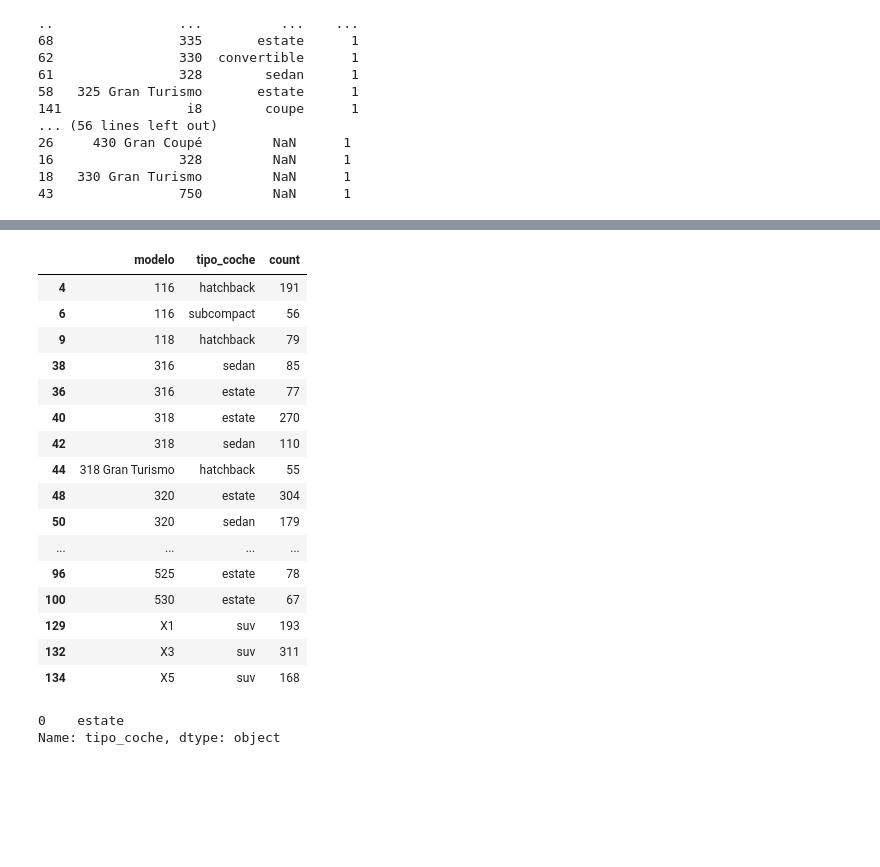
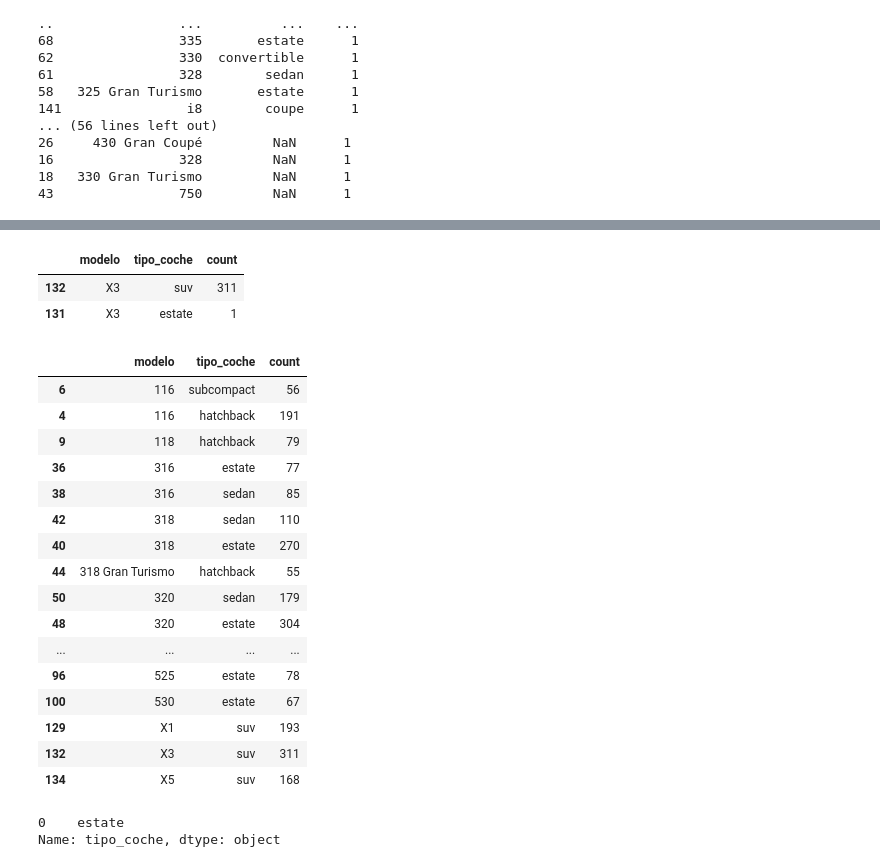
Before and after one commit to lltotti/Limpieza_Datos_BMW, a Jupyter notebook: Analisis.ipynb, the cells around one changed output, grey strips where cells are left out. Cells and saved outputs as stored; diff of their text form; code cells hidden in the pictures; blank space fills up the shorter version.

```diff
--- a/Analisis.ipynb
+++ b/Analisis.ipynb
@@ -295,18 +385,23 @@ print(df_tipo_coche_modelo_nulos)
+# %%
+df_tipo_coche_modelo_sin_nulos[df_tipo_coche_modelo_sin_nulos["modelo"]=="X3"]
+# %% [output]
+|  | modelo | tipo_coche | count |
+| 132 | X3 | suv | 311 |
+| 131 | X3 | estate | 1 |
 # %%
-z = y[y["count"]>50].sort_values(by="modelo")
-z
+df_tipo_coche_modelo_sin_nulos[df_tipo_coche_modelo_sin_nulos["count"]>50].sort_values(by=["modelo","count"])
 # %% [output]
 |  | modelo | tipo_coche | count |
+| 6 | 116 | subcompact | 56 |
 | 4 | 116 | hatchback | 191 |
-| 6 | 116 | subcompact | 56 |
 | 9 | 118 | hatchback | 79 |
+| 36 | 316 | estate | 77 |
 | 38 | 316 | sedan | 85 |
-| 36 | 316 | estate | 77 |
+| 42 | 318 | sedan | 110 |
 | 40 | 318 | estate | 270 |
-| 42 | 318 | sedan | 110 |
 | 44 | 318 Gran Turismo | hatchback | 55 |
+| 50 | 320 | sedan | 179 |
 | 48 | 320 | estate | 304 |
-| 50 | 320 | sedan | 179 |
 | ... | ... | ... | ... |
 | 96 | 525 | estate | 78 |
 | 100 | 530 | estate | 67 |
```
Also changed, not shown: parts of 10 cells of this notebook.
